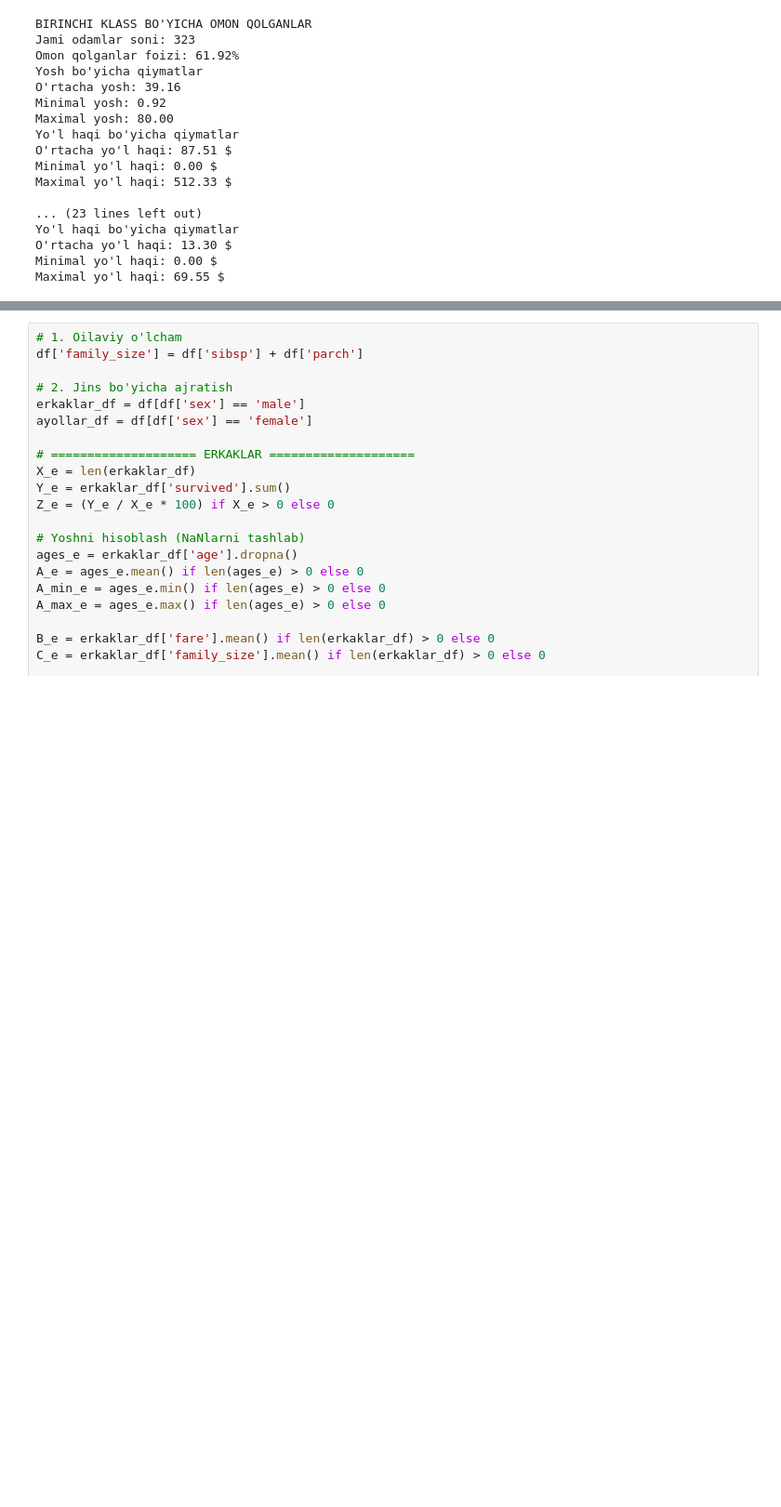
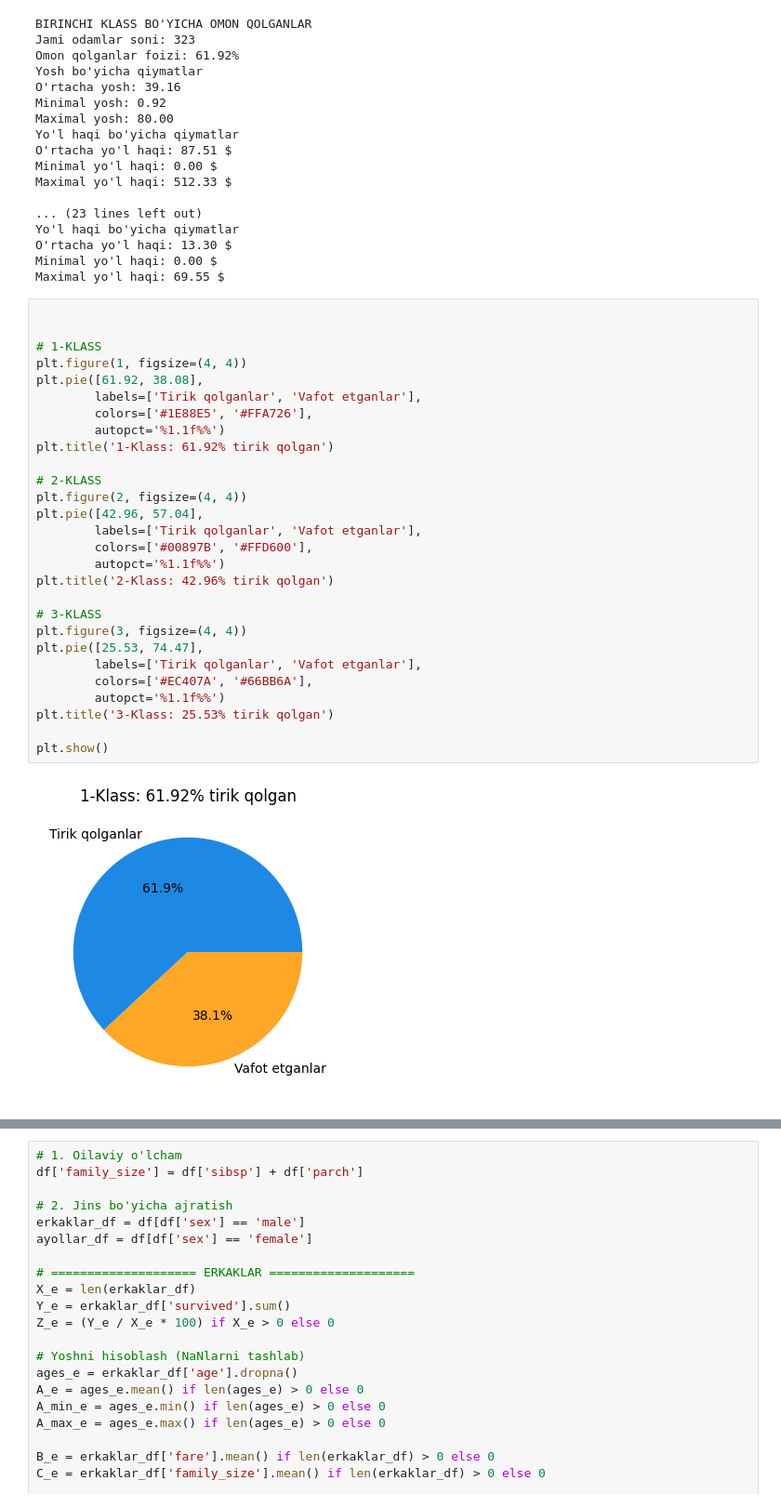
Before and after one commit to khankhalmamatov/uzb12345, a Jupyter notebook: jack.ipynb, the cells around one changed output, grey strips where cells are left out. Shown at 93% size. Drawn from its saved outputs; the diff is of its cells as text; blank space fills up the shorter version.

```diff
--- a/jack.ipynb
+++ b/jack.ipynb
@@ -128,3 +126,33 @@ Yo'l haqi bo'yicha qiymatlar
 O'rtacha yo'l haqi: 13.30 $
 Minimal yo'l haqi: 0.00 $
 Maximal yo'l haqi: 69.55 $
+# %%
+
+
+# 1-KLASS
+plt.figure(1, figsize=(4, 4))
+plt.pie([61.92, 38.08],
+        labels=['Tirik qolganlar', 'Vafot etganlar'],
+        colors=['#1E88E5', '#FFA726'],
+        autopct='%1.1f%%')
+plt.title('1-Klass: 61.92% tirik qolgan')
+
+# 2-KLASS
+plt.figure(2, figsize=(4, 4))
+plt.pie([42.96, 57.04],
+        labels=['Tirik qolganlar', 'Vafot etganlar'],
+        colors=['#00897B', '#FFD600'],
+        autopct='%1.1f%%')
+plt.title('2-Klass: 42.96% tirik qolgan')
+
+# 3-KLASS
+plt.figure(3, figsize=(4, 4))
+plt.pie([25.53, 74.47],
+        labels=['Tirik qolganlar', 'Vafot etganlar'],
+        colors=['#EC407A', '#66BB6A'],
+        autopct='%1.1f%%')
+plt.title('3-Klass: 25.53% tirik qolgan')
+
+plt.show()
+# %% [output]
+[figure, added]
```
Also changed, not shown: parts of 5 cells of this notebook, 1 other file.
